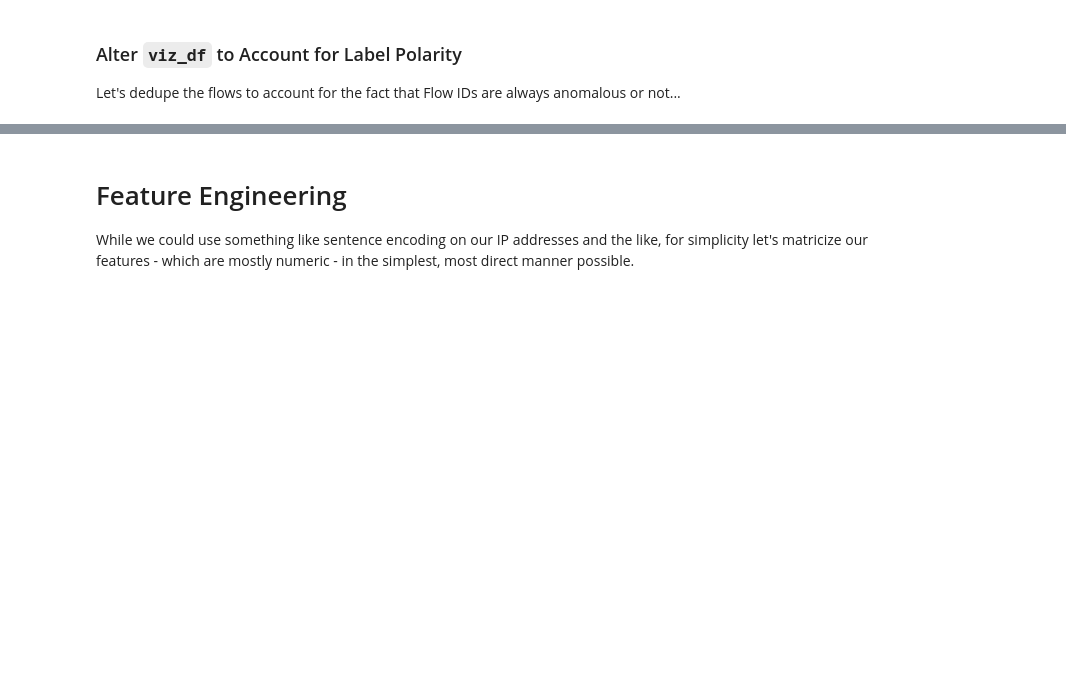
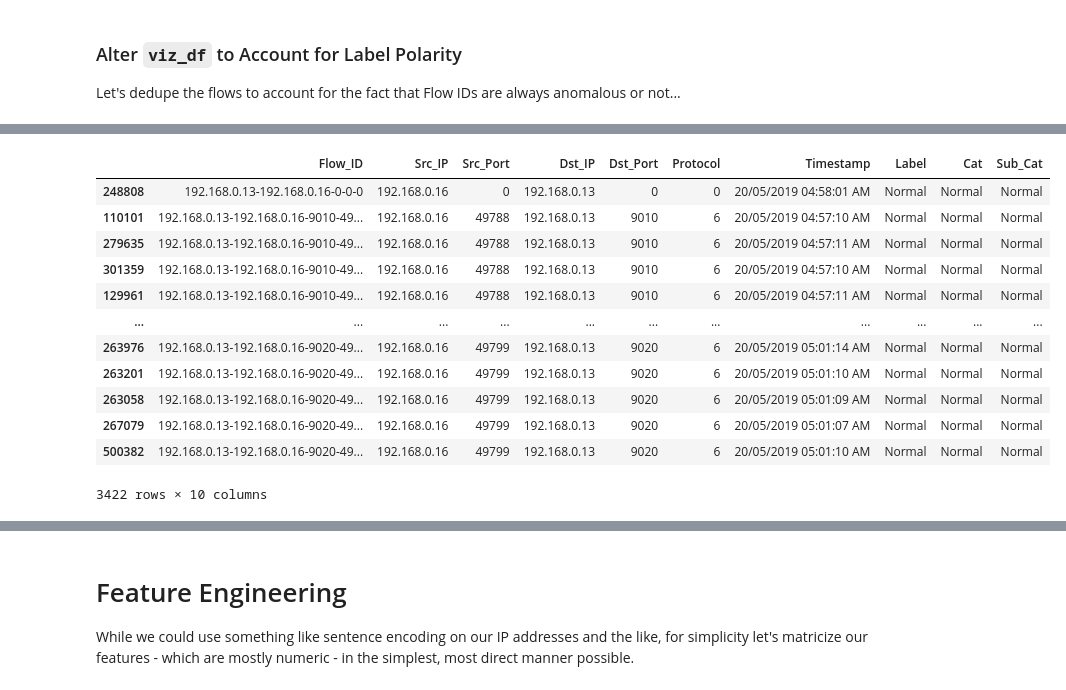
Before and after one commit to rjurney/netography, a Jupyter notebook: Exploratory Data Analysis.ipynb, the cells around one changed output, grey strips where cells are left out. Cells and saved outputs as stored; diff of their text form; code cells hidden in the pictures; blank space fills up the shorter version.

Commit message:
Characterized some normal traffic and wrote it up, KNN anomaly detection, executed code.

```diff
--- a/Exploratory Data Analysis.ipynb
+++ b/Exploratory Data Analysis.ipynb
@@ -215,3 +447,22 @@ Wait... traffic to this server is marked as `Anomaly`. This is very confusing. T
 # %%
-thin_df = train_df[train_df.Dst_IP == "192.168.0.13"][["Flow_ID", "Src_IP", "Src_Port", "Dst_IP", "Dst_Port", "Protocol", "Timestamp", "Label", "Cat", "Sub_Cat"]]
-test_df
+thin_df = train_df[train_df.Dst_IP == "192.168.0.13"][
+    ["Flow_ID", "Src_IP", "Src_Port", "Dst_IP", "Dst_Port", "Protocol", "Timestamp", "Label", "Cat", "Sub_Cat"]
+]
+normal_df = thin_df[thin_df["Label"] == "Normal"]
+
+# There is only one flow that is normal in the training data, isn't there?
+normal_df.sort_values(by="Flow_ID")
+# %% [output]
+|  | Flow_ID | Src_IP | Src_Port | Dst_IP | Dst_Port | Protocol | Timestamp | Label | Cat | Sub_Cat |
+| 248808 | 192.168.0.13-192.168.0.16-0-0-0 | 192.168.0.16 | 0 | 192.168.0.13 | 0 | 0 | 20/05/2019 04:58:01 AM | Normal | Normal | Normal |
+| 110101 | 192.168.0.13-192.168.0.16-9010-49... | 192.168.0.16 | 49788 | 192.168.0.13 | 9010 | 6 | 20/05/2019 04:57:10 AM | Normal | Normal | Normal |
+| 279635 | 192.168.0.13-192.168.0.16-9010-49... | 192.168.0.16 | 49788 | 192.168.0.13 | 9010 | 6 | 20/05/2019 04:57:11 AM | Normal | Normal | Normal |
+| 301359 | 192.168.0.13-192.168.0.16-9010-49... | 192.168.0.16 | 49788 | 192.168.0.13 | 9010 | 6 | 20/05/2019 04:57:10 AM | Normal | Normal | Normal |
+| 129961 | 192.168.0.13-192.168.0.16-9010-49... | 192.168.0.16 | 49788 | 192.168.0.13 | 9010 | 6 | 20/05/2019 04:57:11 AM | Normal | Normal | Normal |
+| ... | ... | ... | ... | ... | ... | ... | ... | ... | ... | ... |
+| 263976 | 192.168.0.13-192.168.0.16-9020-49... | 192.168.0.16 | 49799 | 192.168.0.13 | 9020 | 6 | 20/05/2019 05:01:14 AM | Normal | Normal | Normal |
+| 263201 | 192.168.0.13-192.168.0.16-9020-49... | 192.168.0.16 | 49799 | 192.168.0.13 | 9020 | 6 | 20/05/2019 05:01:10 AM | Normal | Normal | Normal |
+| 263058 | 192.168.0.13-192.168.0.16-9020-49... | 192.168.0.16 | 49799 | 192.168.0.13 | 9020 | 6 | 20/05/2019 05:01:09 AM | Normal | Normal | Normal |
+| 267079 | 192.168.0.13-192.168.0.16-9020-49... | 192.168.0.16 | 49799 | 192.168.0.13 | 9020 | 6 | 20/05/2019 05:01:07 AM | Normal | Normal | Normal |
+| 500382 | 192.168.0.13-192.168.0.16-9020-49... | 192.168.0.16 | 49799 | 192.168.0.13 | 9020 | 6 | 20/05/2019 05:01:10 AM | Normal | Normal | Normal |
+3422 rows × 10 columns
```
Also changed, not shown: parts of 48 cells of this notebook.
